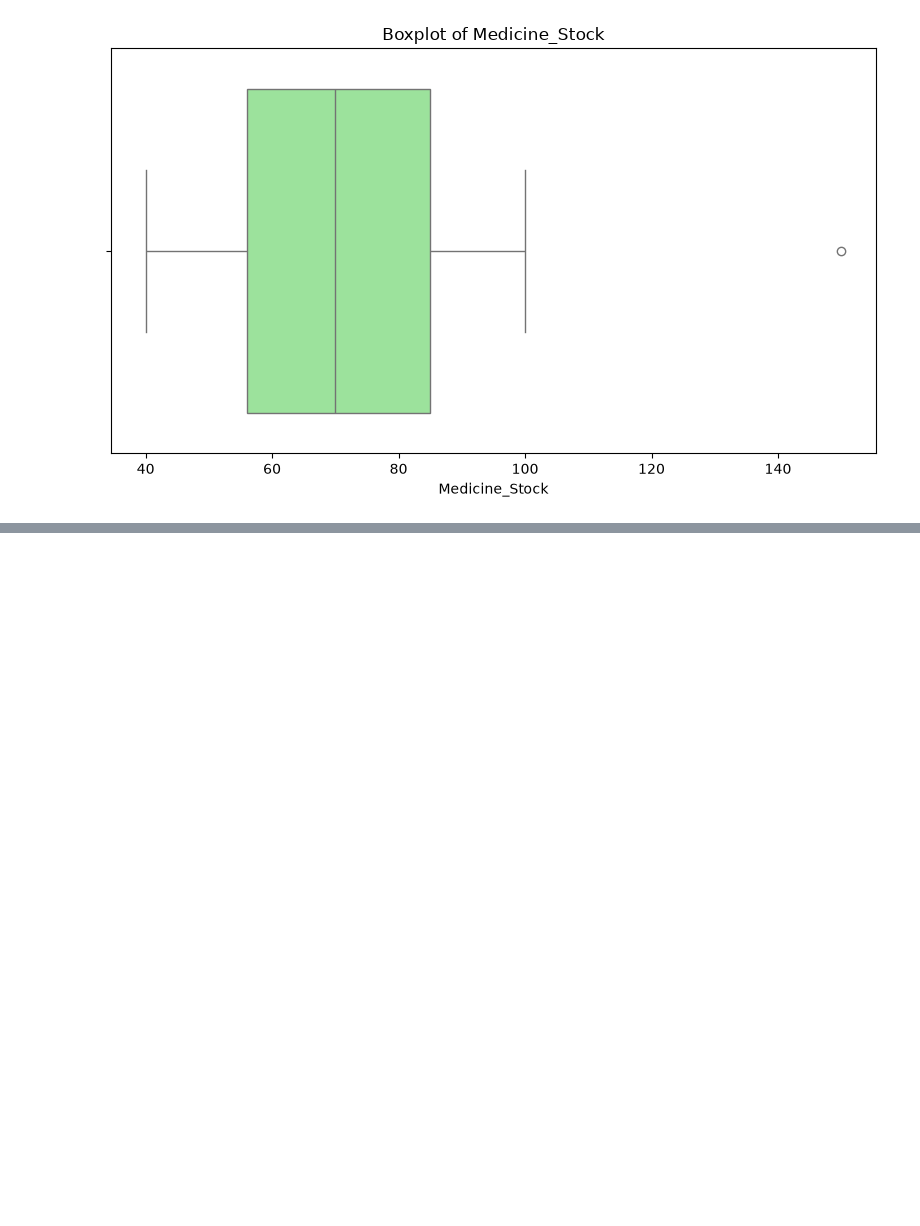
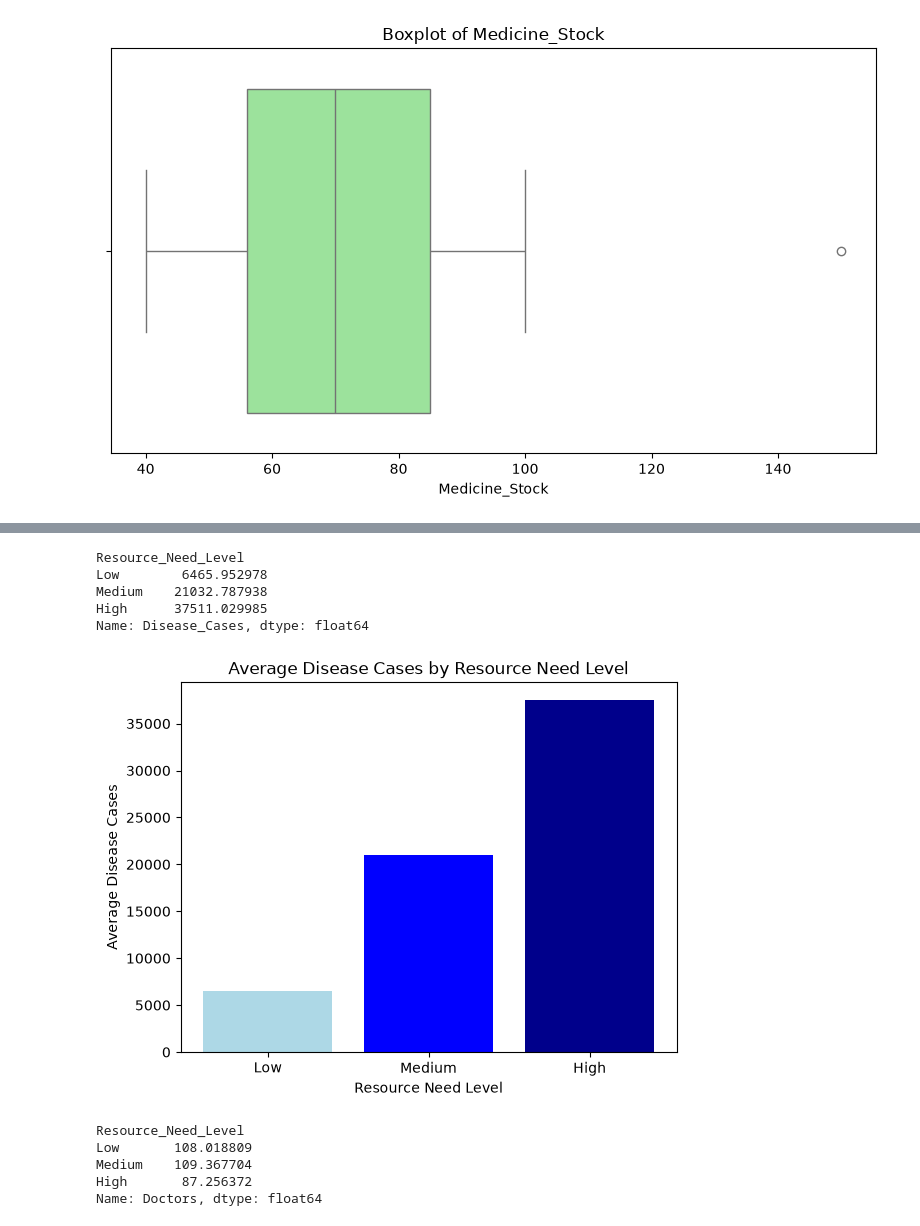
Before and after one commit to Nandrog/Health_Resource_Allocation_Modal, a Jupyter notebook: Health_Resource_Allocation_Model.ipynb, the cells around one changed output, grey strips where cells are left out. Saved outputs shown, nothing was run; the diff lists cells and outputs as text; code cells hidden in the pictures; blank space fills up the shorter version.

```diff
--- a/Health_Resource_Allocation_Model.ipynb
+++ b/Health_Resource_Allocation_Model.ipynb
@@ -269,0 +300,35 @@ Found 101 rows matching this condition
+# %%
+#  Calculate the average Disease_Cases for each need level
+avg_disease = df.groupby('Resource_Need_Level')['Disease_Cases'].mean()
+avg_disease = avg_disease.reindex(['Low', 'Medium', 'High'])
+
+print(avg_disease)
+# %% [output]
+Resource_Need_Level
+Low        6465.952978
+Medium    21032.787938
+High      37511.029985
+Name: Disease_Cases, dtype: float64
+# %%
+# Step 3: Plot it as a bar chart
+plt.bar(avg_disease.index, avg_disease.values, color=['lightblue', 'blue', 'darkblue'])
+plt.title('Average Disease Cases by Resource Need Level')
+plt.xlabel('Resource Need Level')
+plt.ylabel('Average Disease Cases')
+plt.show()
+# %% [output]
+[figure, added]
+# %%
+# Step 1: Average Doctors per need level
+avg_doctors = df.groupby('Resource_Need_Level')['Doctors'].mean()
+
+# Step 2: Put it in logical order (Low, Medium, High)
+avg_doctors = avg_doctors.reindex(['Low', 'Medium', 'High'])
+
+print(avg_doctors)
+# %% [output]
+Resource_Need_Level
+Low       108.018809
+Medium    109.367704
+High       87.256372
+Name: Doctors, dtype: float64
```
Also changed, not shown: parts of 11 cells of this notebook.
